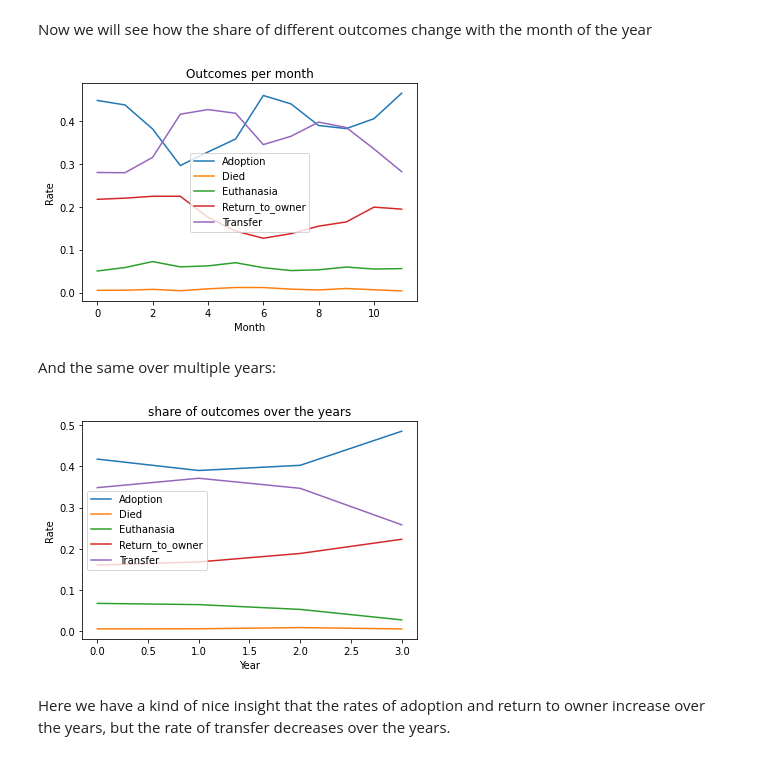
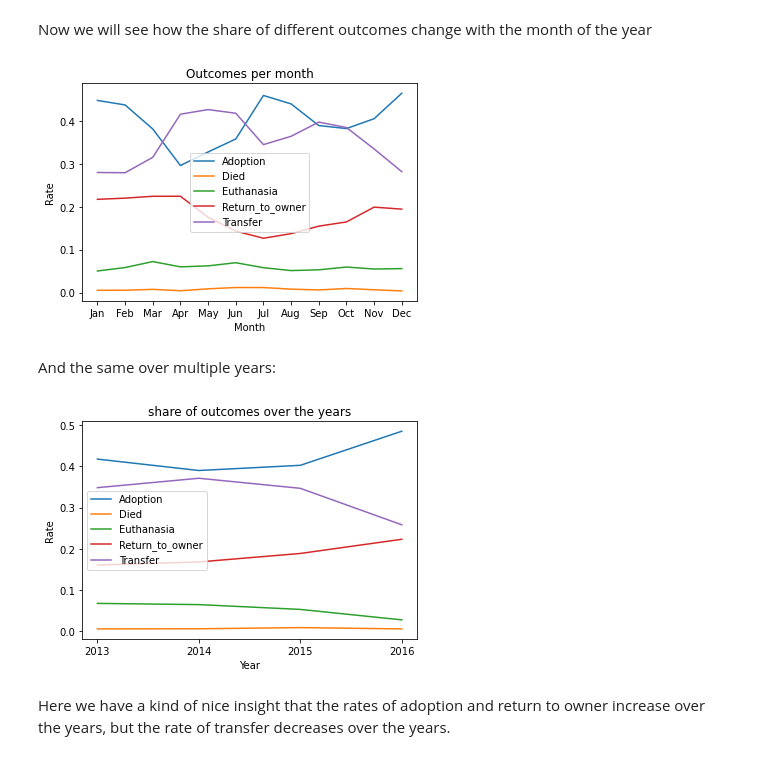
Before and after one commit to DavidSiegl/Animal-Shelter-Analysis, a Jupyter notebook: exploratory data analysis.ipynb, the cells around one changed output. Cells and saved outputs as stored; diff of their text form; code cells hidden in the pictures.

```diff
--- a/exploratory data analysis.ipynb
+++ b/exploratory data analysis.ipynb
@@ -59,23 +59,24 @@ Now we will see how the share of different outcomes change with the month of the
 # %%
 share_of_outcomes = np.zeros((12, 5))
 outcomes = data.OutcomeType.unique()
 outcomes.sort()
 
 for m in range(1, 13):
     share_of_outcomes[m - 1] = data[data.month == m].OutcomeType.value_counts().sort_index()
     share_of_outcomes[m - 1] = share_of_outcomes[m - 1] / np.sum(share_of_outcomes[m - 1])
 
 share_of_outcomes = share_of_outcomes.T
 
 plt.title('Outcomes per month')
 for i in range(5):
     plt.plot(share_of_outcomes[i], label=outcomes[i])
 plt.legend()
 plt.xlabel("Month")
 plt.ylabel("Rate")
+plt.xticks(range(0,12),labels=['Jan','Feb','Mar','Apr','May','Jun','Jul','Aug','Sep','Oct','Nov','Dec'])
 plt.show()
 # %% [output]
-[figure, old version]
+[figure, new version]
 # %% [markdown]
 And the same over multiple years:
 # %%
@@ -96,9 +97,10 @@ for i in range(5):
 plt.legend()
 plt.xlabel("Year")
 plt.ylabel("Rate")
+plt.xticks(range(0,4),labels=['2013','2014','2015','2016'])
 plt.show()
 # %% [output]
-[figure, old version]
+[figure, new version]
 # %% [markdown]
 Here we have a kind of nice insight that the rates of adoption and return to owner increase over the years, but the rate of transfer decreases over the years.
 # %% [markdown]
```
